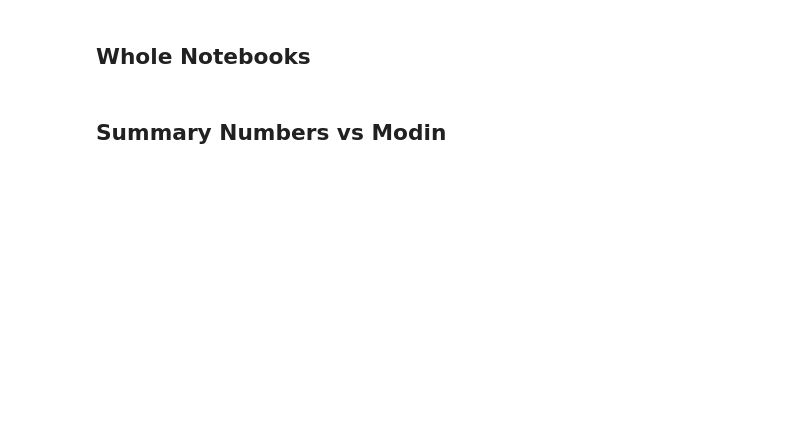
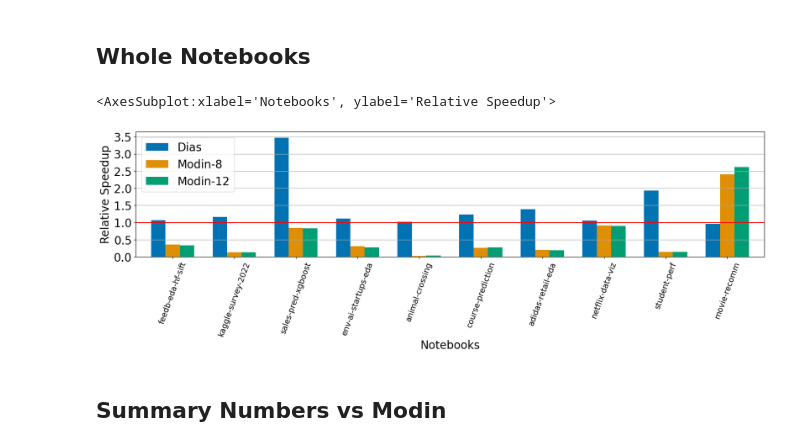
Before and after one commit to ADAPT-uiuc/dias-benchmarks, a Jupyter notebook: stats/stats.ipynb, the cells around one changed output. Drawn from its saved outputs; the diff is of its cells as text; code cells hidden in the pictures; blank space fills up the shorter version.

Commit message:
[Stats] Update stats.ipynb

```diff
--- a/stats/stats.ipynb
+++ b/stats/stats.ipynb
@@ -64,7 +64,7 @@ nb_labels = [
 ]
 
 def only_hits_nb(df):
-  assert (type(df) == pd.DataFrame or type(df) == pd.Series)
+  assert (type(df) == pd.DataFrame or type(df) == pd.Series or type(df) == pd.Index)
   return df[:10]
 
 def only_hits_cell(df):
@@ -72,6 +72,8 @@ def only_hits_cell(df):
   hits = [s for s in df.index if int(s.split('_')[1]) < 10]
   return df.loc[hits]
 
+def ns_to_ms(ns):
+  return ns / 1_000_000
 
 num_runs = 10
 len(nbs)
@@ -79,9 +83,6 @@ len(nbs)
 def read_stats(version, read_mem=True):
   cell_to_all_runs = {}
   nb_to_mem_runs = {}
-  # mem_version = "pandas"
-  # if read_mem and version.split('-')[2] != "modin_OFF":
-  #   mem_version = "modin"
   for nb_idx, nb in enumerate(nbs):
     for r in range(num_runs):
       nb_filename = '_'.join(nb.split('/')) + '.json'
@@ -93,13 +94,13 @@ def read_stats(version, read_mem=True):
       if read_mem:
         # Store Memory Results. One per notebook
         try:
-          nb_to_mem_runs[nb_mem_key].append(d[f'max-mem-in-mb'])
+          nb_to_mem_runs[nb_mem_key].append(d['max-mem-in-mb'])
         except:
-          nb_to_mem_runs[nb_mem_key] = [d[f'max-mem-in-mb']]
+          nb_to_mem_runs[nb_mem_key] = [d['max-mem-in-mb']]
       # Store timing results. One per cell.
       for c_idx, c in enumerate(d['cells']):
         key = f"C_{nb_idx}_{c_idx}"
-        cell_time = c[f'wall-time']
+        cell_time = ns_to_ms(c['total-ns'])
         try:
           cell_to_all_runs[key].append(cell_time)
         except:
@@ -142,5 +194,5 @@ def find_raw(cell_name):
 # %% [markdown]
 # Rewriter vs Pandas
 # %%
-orig, _ = read_stats("stats-rewr_OFF-modin_OFF-repl_STD-sliced_exec_ON")
-rewr, _ = read_stats("stats-rewr_ON-modin_OFF-repl_STD-sliced_exec_ON")
+orig, _ = read_stats("stats-rewr_OFF-modin_OFF-repl_STD-modin_mem_OFF")
+rewr, _ = read_stats("stats-rewr_ON-modin_OFF-repl_STD-modin_mem_OFF")
@@ -297,11 +449,11 @@ stats.gmean(mean_whole_speedup)
 # %% [markdown]
 # Compare with Modin
 # %%
-base_less_repl, mem_base = read_stats("stats-rewr_OFF-modin_OFF-repl_LESS-sliced_exec_ON")
-rewr_less_repl, mem_rewr = read_stats("stats-rewr_ON-modin_OFF-repl_LESS-sliced_exec_ON")
-modin_12, mem_modin12 = read_stats("stats-rewr_OFF-modin_12-repl_LESS-sliced_exec_ON")
-modin_8, mem_modin8 = read_stats("stats-rewr_OFF-modin_8-repl_LESS-sliced_exec_ON")
-modin_4, mem_modin4 = read_stats("stats-rewr_OFF-modin_4-repl_LESS-sliced_exec_ON")
+base_less_repl, mem_base = read_stats("stats-rewr_OFF-modin_OFF-repl_LESS-modin_mem_OFF")
+rewr_less_repl, mem_rewr = read_stats("stats-rewr_ON-modin_OFF-repl_LESS-modin_mem_OFF")
+modin_12, mem_modin12 = read_modin_stats("stats-rewr_OFF-modin_12-repl_LESS-modin_mem_OFF")
+modin_8, mem_modin8 = read_modin_stats("stats-rewr_OFF-modin_8-repl_LESS-modin_mem_OFF")
+modin_4, mem_modin4 = read_modin_stats("stats-rewr_OFF-modin_4-repl_LESS-modin_mem_OFF")
 # %%
 _mod_mean_base = base_less_repl.apply(lambda cell: cell.mean())
 _mod_mean_rewr = rewr_less_repl.apply(lambda cell: cell.mean())
@@ -328,33 +494,36 @@ _mod_mod4_whole = get_whole_mean(modin_4)
 # %%
 _mod_gmean_rewr_whole_speedup = _mod_base_whole / _mod_rewr_whole
 _mod_gmean_mod12_whole_speedup = _mod_base_whole / _mod_mod12_whole
 _mod_gmean_mod8_whole_speedup = _mod_base_whole / _mod_mod8_whole
-_mod_gmean_mod4_whole_speedup = _mod_base_whole / _mod_mod4_whole
+# _mod_gmean_mod4_whole_speedup = _mod_base_whole / _mod_mod4_whole
 whole_nb_df = pd.DataFrame({'Dias': _mod_gmean_rewr_whole_speedup,
-                            'Modin-4': _mod_gmean_mod4_whole_speedup,
+#                             'Modin-4': _mod_gmean_mod4_whole_speedup,
                             'Modin-8': _mod_gmean_mod8_whole_speedup,
                             'Modin-12': _mod_gmean_mod12_whole_speedup
                             })
 
 whole_nb_df = only_hits_nb(whole_nb_df)
 
 new_index = []
 for nb_idx in whole_nb_df.index:
   new_index.append(nb_labels[nb_idx])
 whole_nb_df = whole_nb_df.set_index(pd.Series(new_index))
 
 
 ax = whole_nb_df.plot(kind="bar", width=0.7, figsize=(20, 4) )
 ax.set_ylabel('Relative Speedup', fontsize=20)
 ax.set_xlabel('Notebooks', fontsize=20)
 ax.axhline(1, color='red')
 ax.set_yticks([x for x in np.arange(0, 3.6, 0.5)])
 ax.grid(visible=True, axis='y')
 ax.yaxis.set_tick_params(labelsize=20)
 ax.legend(fontsize=20)
 plt.xticks(rotation=70, fontsize=14)
 plt.savefig(f'{figs_dir}/modin_nb.pdf', bbox_inches='tight')
 ax
+# %% [output]
+<AxesSubplot:xlabel='Notebooks', ylabel='Relative Speedup'>
+[figure, added]
 # %% [markdown]
 ## Summary Numbers vs Modin
 # %%
```
Also changed, not shown: parts of 37 cells of this notebook.
